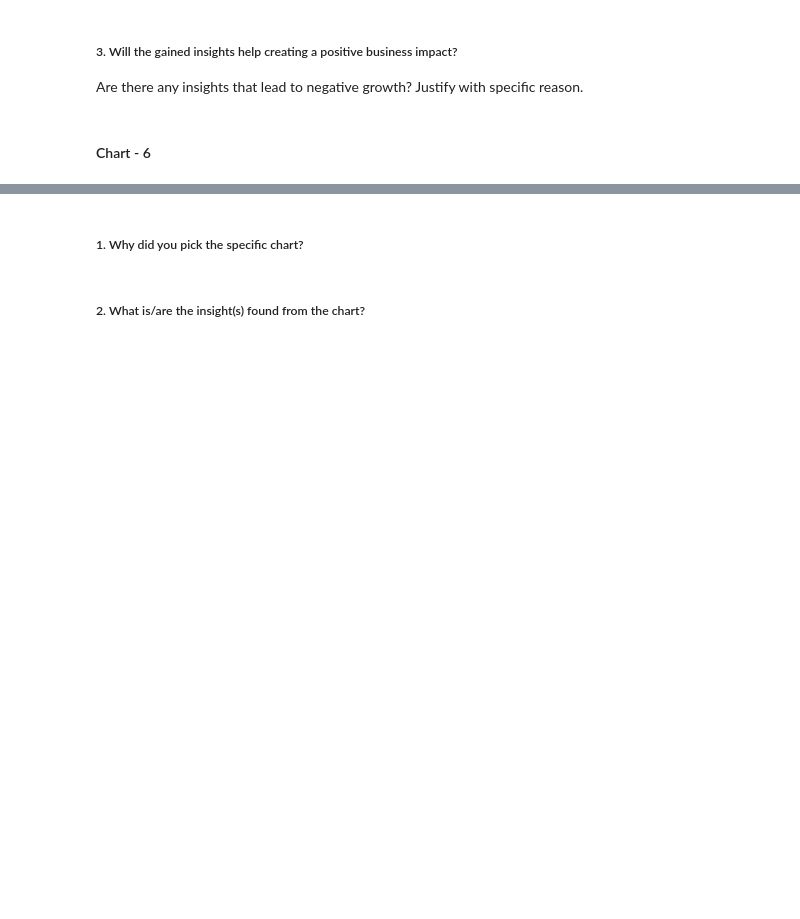
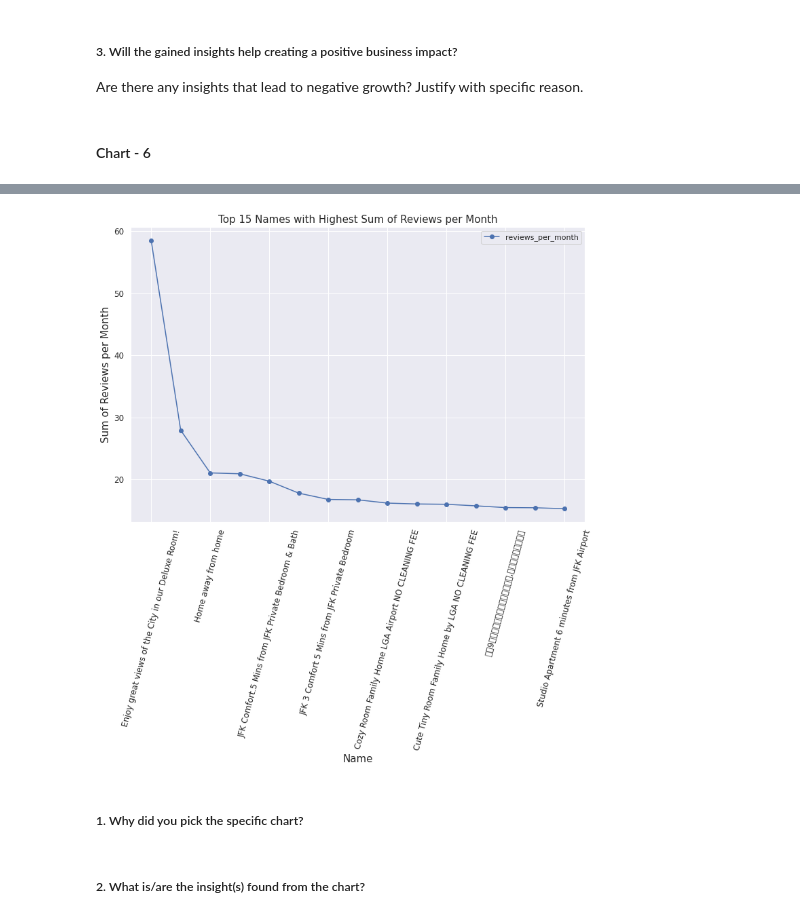
Before and after one commit to manish55shukla/AirBnb-Bookings-Analysis, a Jupyter notebook: Project_AirBnb_Bookings_Analysis.ipynb, the cells around one changed output, grey strips where cells are left out. Cells and saved outputs as stored; diff of their text form; code cells hidden in the pictures; blank space fills up the shorter version.

```diff
--- a/Project_AirBnb_Bookings_Analysis.ipynb
+++ b/Project_AirBnb_Bookings_Analysis.ipynb
@@ -644,19 +692,21 @@ name_group_and_reviews
 # %%
 # Visualise the data in stacked bar -- Print the groups of name and the sum of their reviews in decending order.
 
 # Visualization of name_group_and_reviews
 
 # plt.plot(name_group_and_reviews)
 
-name_group_and_reviews.plot(kind='line', figsize=(12, 10), marker = 'o',fontsize = 12)
+name_group_and_reviews.plot(kind='line', figsize=(12, 8), marker = 'o',fontsize = 12)
 
 plt.xticks(rotation = 75)
 
 # Add labels and title
 plt.title('Top 15 Names with Highest Sum of Reviews per Month', fontsize = 15)
 plt.xlabel('Name', fontsize = 15)
 plt.ylabel('Sum of Reviews per Month', fontsize = 15)
 plt.show()
+# %% [output]
+[figure, added]
 # %% [markdown]
 ##### 1. Why did you pick the specific chart?
 # %% [markdown]
```
Also changed, not shown: parts of 20 cells of this notebook.
